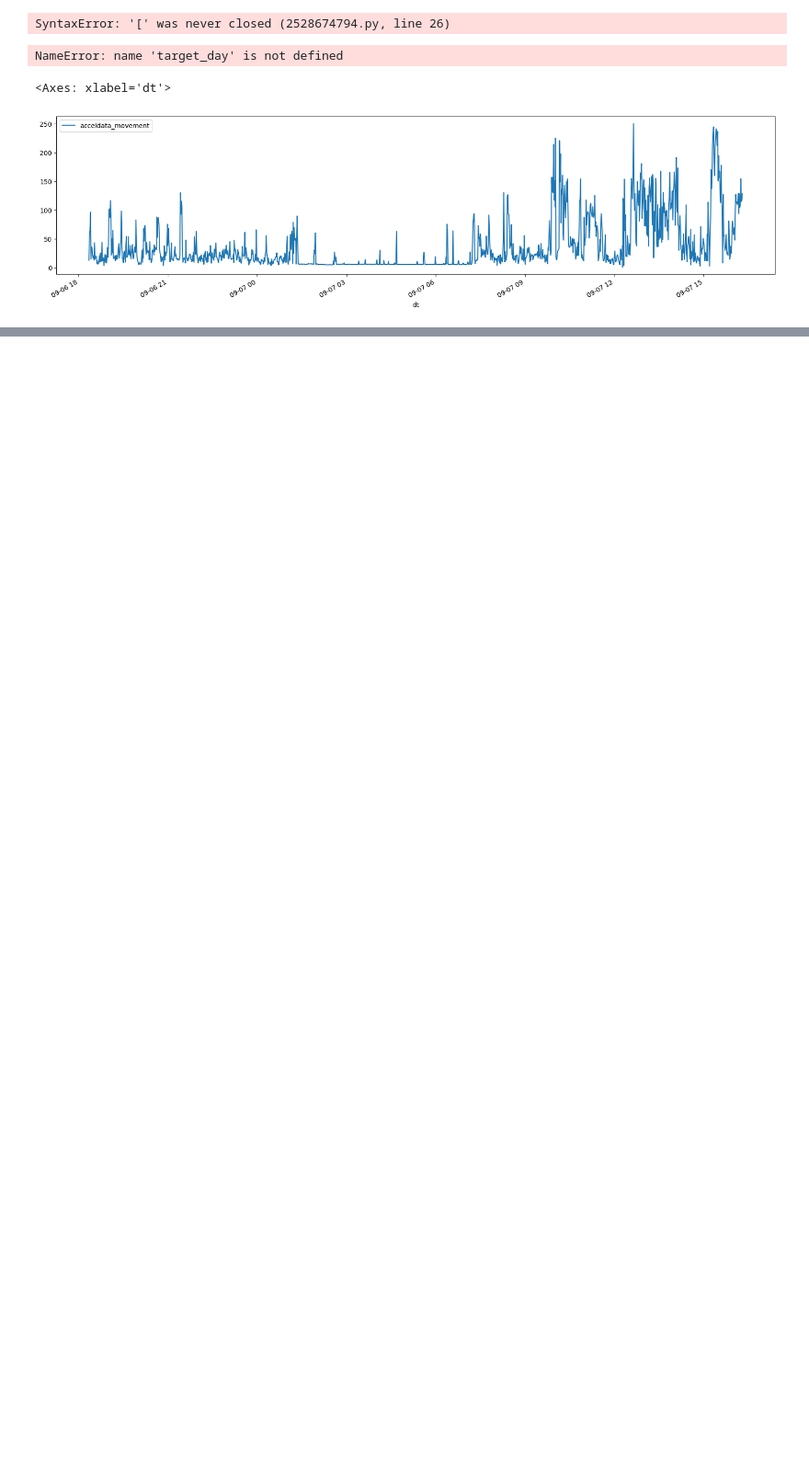
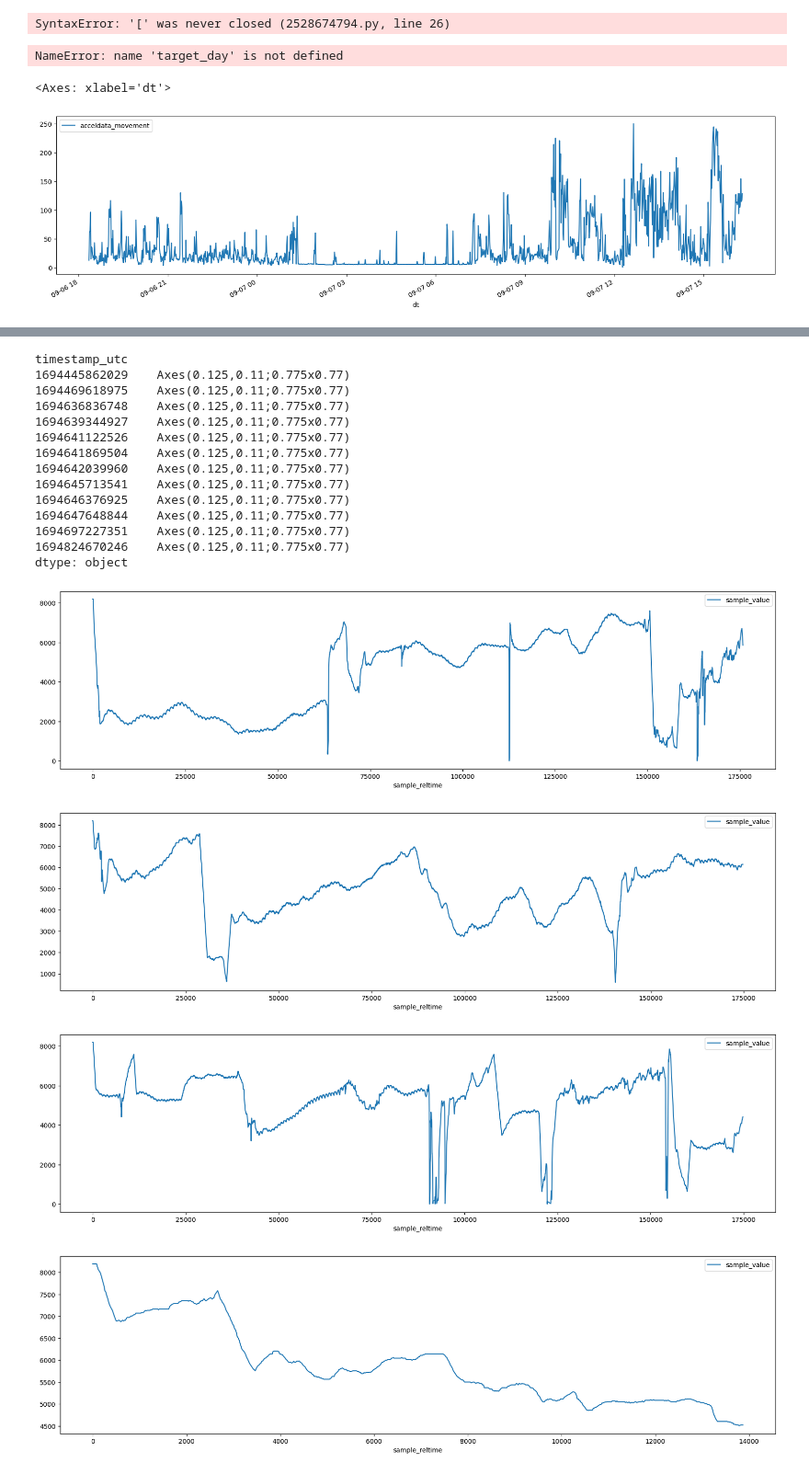
Before and after one commit to velaboratory/bangle, a Jupyter notebook: sync_server/analyze.ipynb, the cells around one changed output, grey strips where cells are left out. Shown at 92% size. Cells and saved outputs as stored; diff of their text form; code cells hidden in the pictures; blank space fills up the shorter version.

```diff
--- a/sync_server/analyze.ipynb
+++ b/sync_server/analyze.ipynb
@@ -259,0 +305,60 @@ df.plot(x="dt",y="acceldata_movement",figsize=(20,5), ax = ax)
+# %%
+#this example shows how to use the bangle api to get syncs and turn them into something useful using pandas
+import pandas as pd
+import requests
+import datetime
+import base64
+import struct
+import json
+import math
+import matplotlib.pyplot as plt
+import seaborn as sns
+from_time = math.floor((datetime.datetime.now()-datetime.timedelta(days=1)).timestamp())
+res = requests.get(f"https://bbs.ugavel.com/getsyncs?device_id=e5:cc:1d:bb:e4:d1&from_time=0&app_name=test_app")
+df = pd.DataFrame.from_records(res.json()["syncs"])
+app_name="test_app"
+df = df["data"].str.extract(f"hrmraw{app_name}([0-9]+)_([0-9]+):(.*)\n?").dropna()
+df.columns = ["version","timestamp_utc", "encoded"]
+df["decoded"] = df.encoded.apply(base64.b64decode)
+df["unpacked"] = df.decoded.apply(lambda x: list(struct.iter_unpack(">HB",x)))
+df = df[["timestamp_utc","unpacked"]].explode("unpacked")
+df["sample_delta"] = df.unpacked.apply(lambda x: x[1])
+df["sample_value"] = df.unpacked.apply(lambda x: x[0])
+
+df = df[["timestamp_utc","sample_delta","sample_value"]]
+df.index.name="reading_id"
+df["sample_reltime"] = df.groupby("timestamp_utc").sample_delta.cumsum()
+df.to_csv("hrm_readings_kyle.csv")
+df = df[df.sample_value < 20000] #this is bad data
+df.groupby("timestamp_utc").plot(x="sample_reltime",y="sample_value",figsize=(20,5))
+# df["acceldata"] = df.acceldata_encoded.apply(base64.b64decode)
+# df["acceldata_unpacked"] = df.acceldata.apply(lambda x: list(struct.iter_unpack(">IIIIH",x)))
+# df = df.explode("acceldata_unpacked")
+# df['acceldata_movement'] = df.acceldata_unpacked.apply(lambda x: x[1]/x[2])
+# df['accel_data_timestamp'] = df.acceldata_unpacked.apply(lambda x: x[0])
+# df['dt'] = df.accel_data_timestamp.apply(datetime.datetime.fromtimestamp)
+# df['date'] = df.dt.dt.date
+# df['hour'] = df.dt.dt.hour
+# df['minute'] = df.dt.dt.minute
+# df = df[["dt", "date","hour","minute","acceldata_movement"]]
+# fig,ax = plt.subplots(figsize=(20,5))
+# df.plot(x="dt",y="acceldata_movement",figsize=(20,5), ax = ax)
+# %% [output]
+timestamp_utc
+1694445862029    Axes(0.125,0.11;0.775x0.77)
+1694469618975    Axes(0.125,0.11;0.775x0.77)
+1694636836748    Axes(0.125,0.11;0.775x0.77)
+1694639344927    Axes(0.125,0.11;0.775x0.77)
+1694641122526    Axes(0.125,0.11;0.775x0.77)
+1694641869504    Axes(0.125,0.11;0.775x0.77)
+1694642039960    Axes(0.125,0.11;0.775x0.77)
+1694645713541    Axes(0.125,0.11;0.775x0.77)
+1694646376925    Axes(0.125,0.11;0.775x0.77)
+1694647648844    Axes(0.125,0.11;0.775x0.77)
+1694697227351    Axes(0.125,0.11;0.775x0.77)
+1694824670246    Axes(0.125,0.11;0.775x0.77)
+dtype: object
+[figure, added]
+[figure, added]
+[figure, added]
+[figure, added]
```
Also changed, not shown: parts of 2 cells of this notebook, 8 other files.
